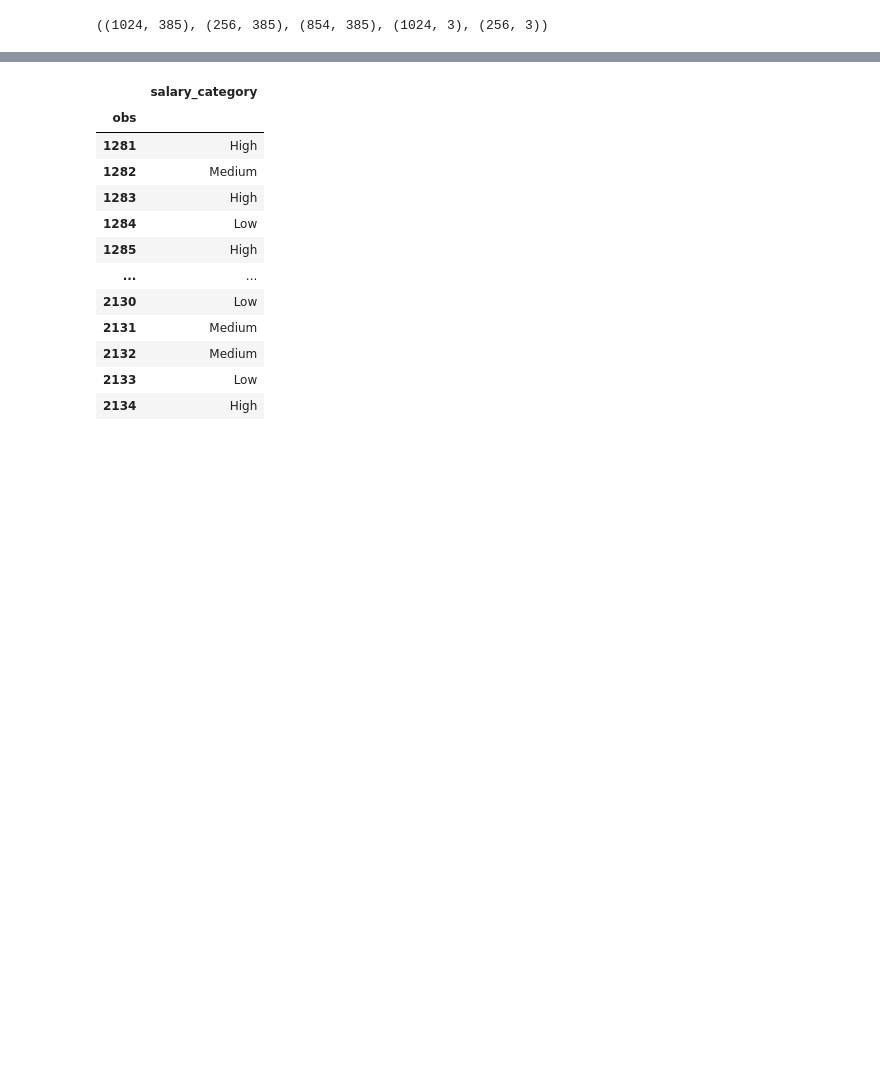
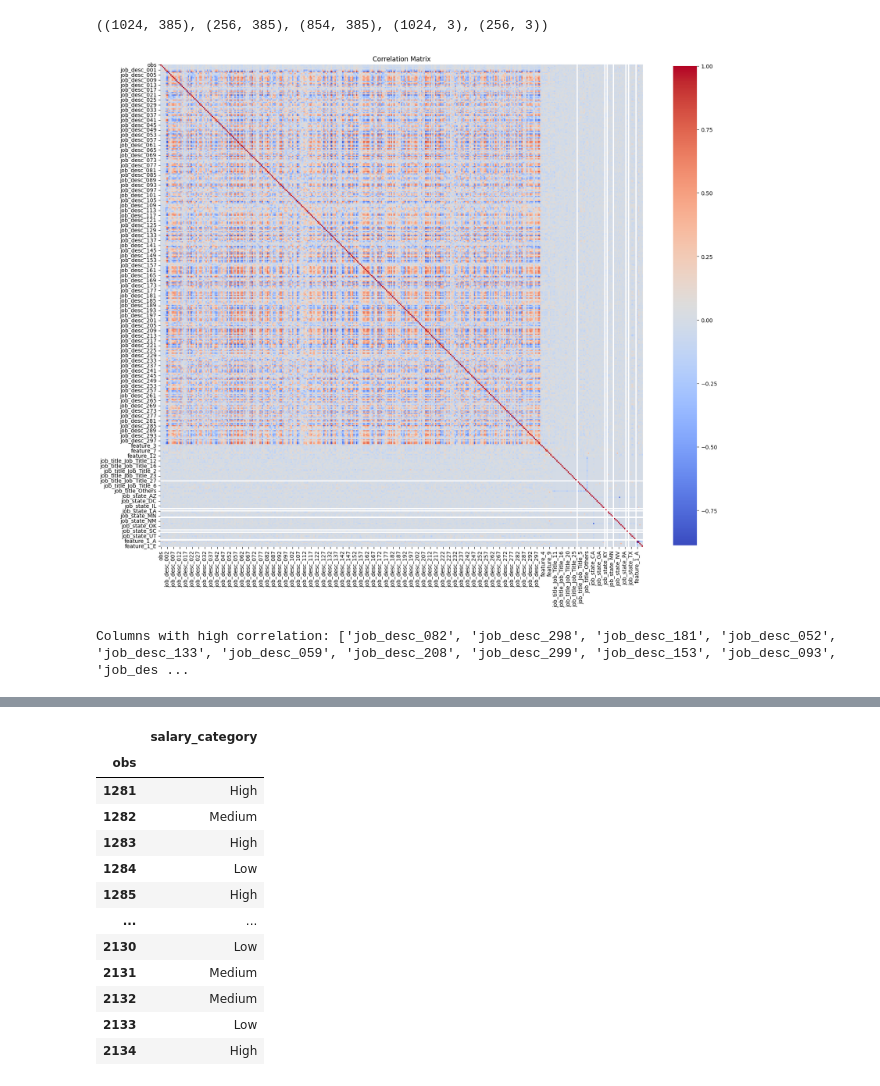
Before and after one commit to romanmicuda/predict-engineering-salaries, a Jupyter notebook: code/run.ipynb, the cells around one changed output, grey strips where cells are left out. Cells and saved outputs as stored; diff of their text form; code cells hidden in the pictures; blank space fills up the shorter version.

```diff
--- a/code/run.ipynb
+++ b/code/run.ipynb
@@ -383,6 +383,32 @@ y_valid = y_valid.astype(np.float32)
 X_train.shape, X_valid.shape, X_test.shape, y_train.shape, y_valid.shape
 # %% [output]
 ((1024, 385), (256, 385), (854, 385), (1024, 3), (256, 3))
+# %%
+# create a correlation matrix
+corr_matrix = X_train.corr()
+# plot the correlation matrix
+plt.figure(figsize=(20, 20))
+sns.heatmap(corr_matrix, fmt='.2f', cmap='coolwarm', square=True, cbar_kws={"shrink": .8})
+plt.title('Correlation Matrix')
+plt.show()
+# %% [output]
+[figure, added]
+# %%
+# select columns with high correlation
+corr_matrix_full = X_train.corr()
+high_corr_cols = set()
+for col in corr_matrix_full.columns:
+    for idx in range(len(corr_matrix_full[col])):
+        if abs(corr_matrix_full[col][idx]) > 0.8 and corr_matrix_full.index[idx] != col:
+            high_corr_cols.add(corr_matrix_full.index[idx])
+high_corr_cols = list(high_corr_cols)
+print("Columns with high correlation:", high_corr_cols)
+# drop columns with high correlation
+X_train.drop(columns=high_corr_cols, inplace=True)
+X_valid.drop(columns=high_corr_cols, inplace=True)
+X_test.drop(columns=high_corr_cols, inplace=True)
+# %% [output]
+Columns with high correlation: ['job_desc_082', 'job_desc_298', 'job_desc_181', 'job_desc_052', 'job_desc_133', 'job_desc_059', 'job_desc_208', 'job_desc_299', 'job_desc_153', 'job_desc_093', 'job_des ...
 # %%
 # train neural network with pytorch with early stopping with train and valid split
 import torch
```
Also changed, not shown: parts of 1 cell of this notebook, 1 other file.
